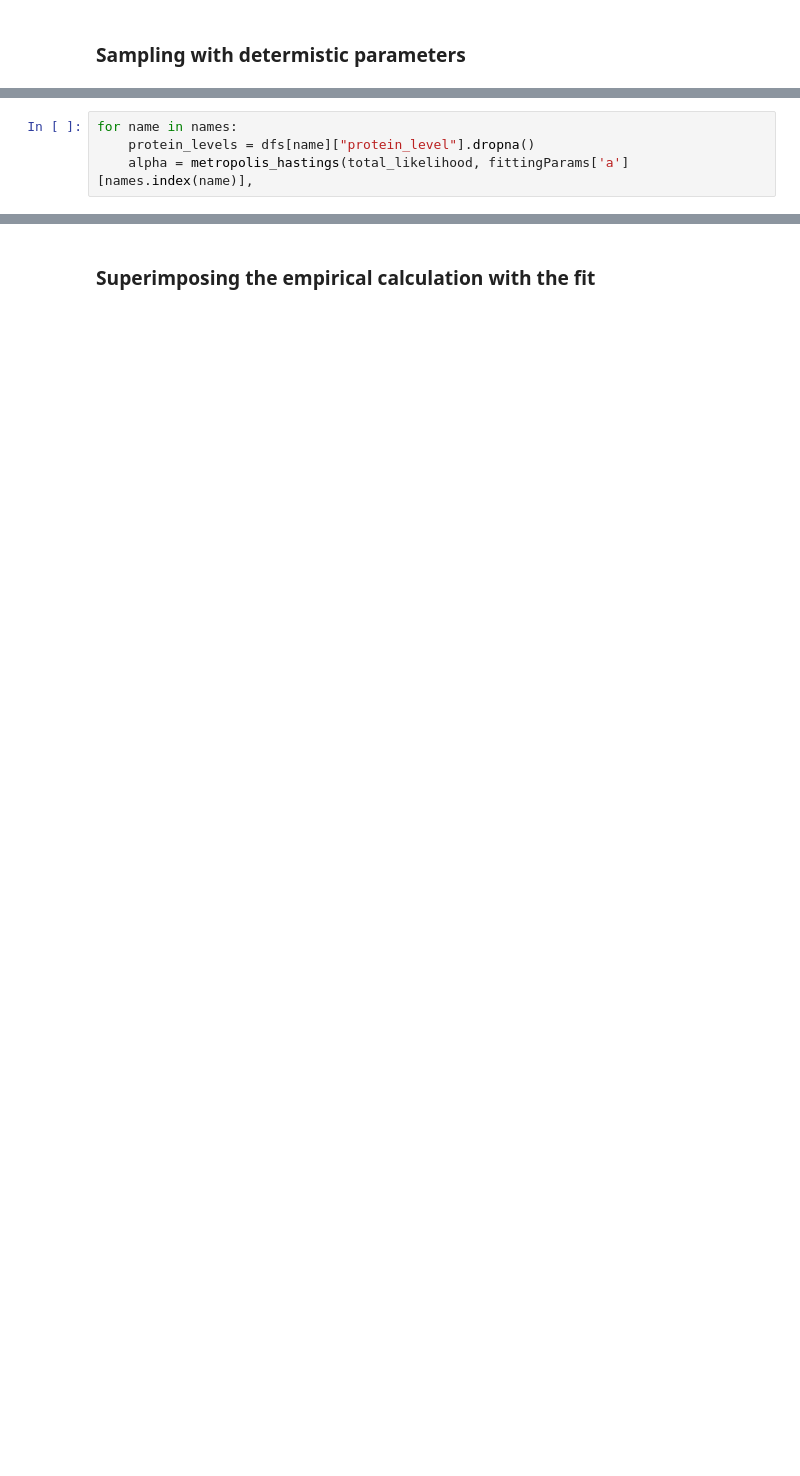
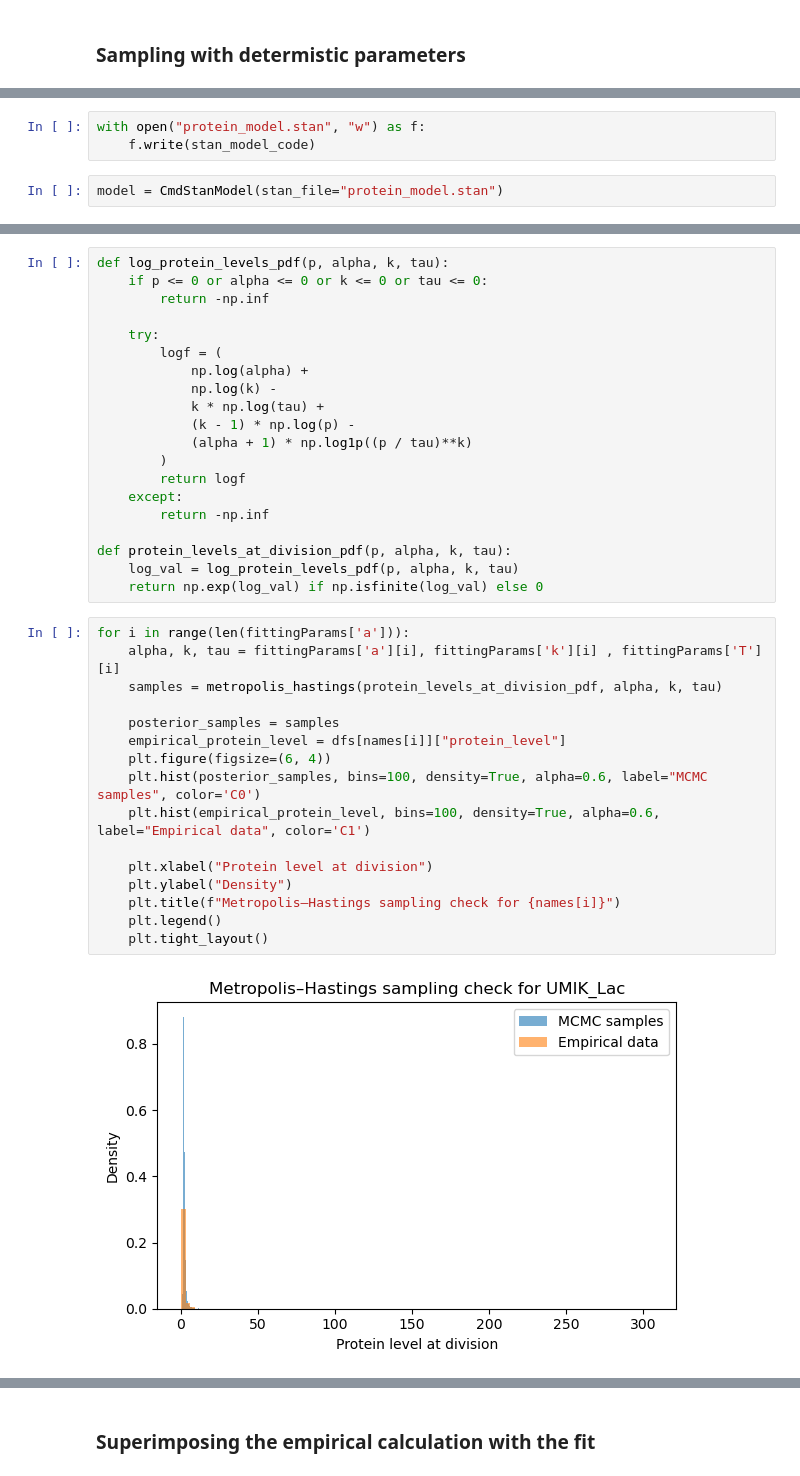
Before and after one commit to Vladi700/PoD_microbial_growth, a Jupyter notebook: empirical_hazard.ipynb, the cells around one changed output, grey strips where cells are left out. Cells and saved outputs as stored; diff of their text form; blank space fills up the shorter version.

Commit message:
stan

```diff
--- a/empirical_hazard.ipynb
+++ b/empirical_hazard.ipynb
@@ -492,4 +344,0 @@ def total_likelihood(protein_levels, alpha, k, tau):
-# %%
-for name in names:
-    protein_levels = dfs[name]["protein_level"].dropna()
-    alpha = metropolis_hastings(total_likelihood, fittingParams['a'][names.index(name)],
@@ -495,0 +371,5 @@ for name in names:
+# %%
+with open("protein_model.stan", "w") as f:
+    f.write(stan_model_code)
+# %%
+model = CmdStanModel(stan_file="protein_model.stan")
@@ -495,0 +458,38 @@ for name in names:
+# %%
+def log_protein_levels_pdf(p, alpha, k, tau):
+    if p <= 0 or alpha <= 0 or k <= 0 or tau <= 0:
+        return -np.inf
+
+    try:
+        logf = (
+            np.log(alpha) +
+            np.log(k) -
+            k * np.log(tau) +
+            (k - 1) * np.log(p) -
+            (alpha + 1) * np.log1p((p / tau)**k)
+        )
+        return logf
+    except:
+        return -np.inf
+
+def protein_levels_at_division_pdf(p, alpha, k, tau):
+    log_val = log_protein_levels_pdf(p, alpha, k, tau)
+    return np.exp(log_val) if np.isfinite(log_val) else 0
+# %%
+for i in range(len(fittingParams['a'])):
+    alpha, k, tau = fittingParams['a'][i], fittingParams['k'][i] , fittingParams['T'][i]
+    samples = metropolis_hastings(protein_levels_at_division_pdf, alpha, k, tau)
+
+    posterior_samples = samples
+    empirical_protein_level = dfs[names[i]]["protein_level"]
+    plt.figure(figsize=(6, 4))
+    plt.hist(posterior_samples, bins=100, density=True, alpha=0.6, label="MCMC samples", color='C0')
+    plt.hist(empirical_protein_level, bins=100, density=True, alpha=0.6, label="Empirical data", color='C1')
+
+    plt.xlabel("Protein level at division")
+    plt.ylabel("Density")
+    plt.title(f"Metropolis–Hastings sampling check for {names[i]}")
+    plt.legend()
+    plt.tight_layout()
+# %% [output]
+[figure, added]
```
Also changed, not shown: parts of 18 cells of this notebook, 2 other files.
